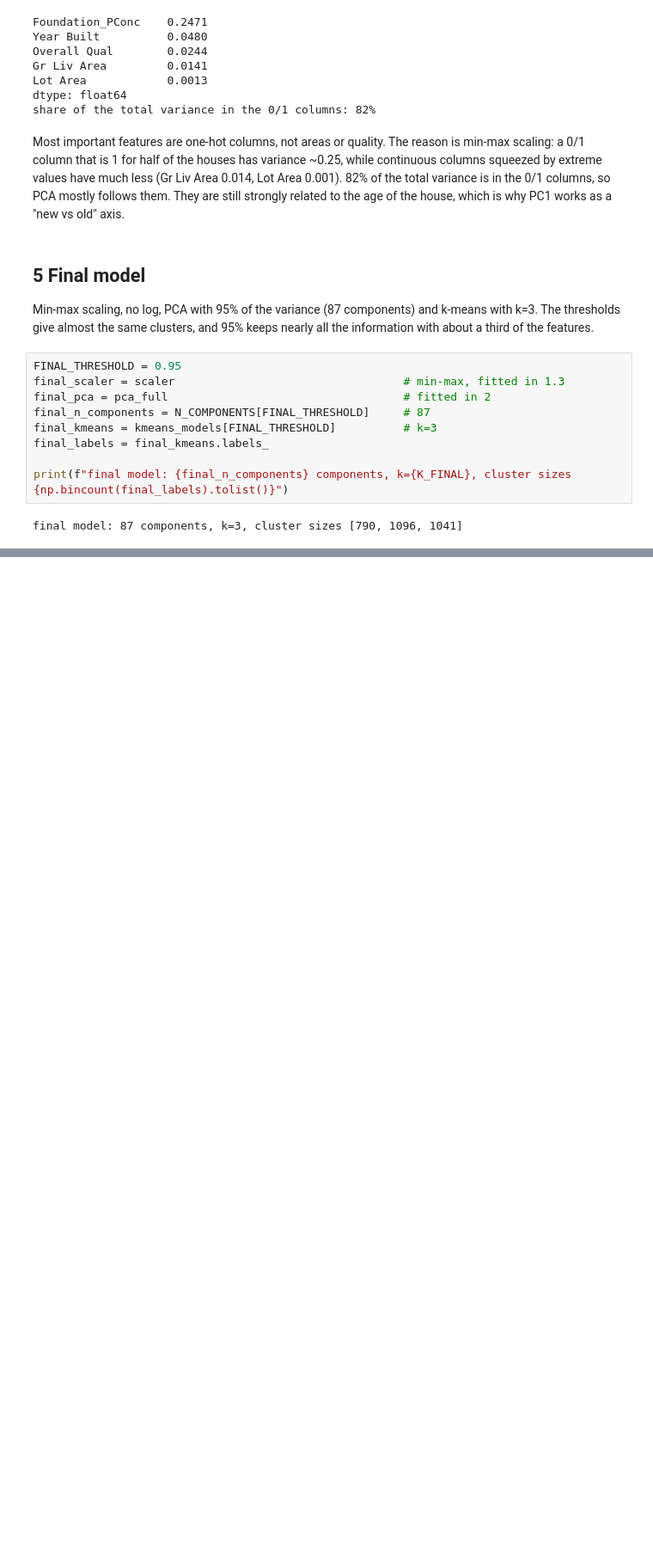
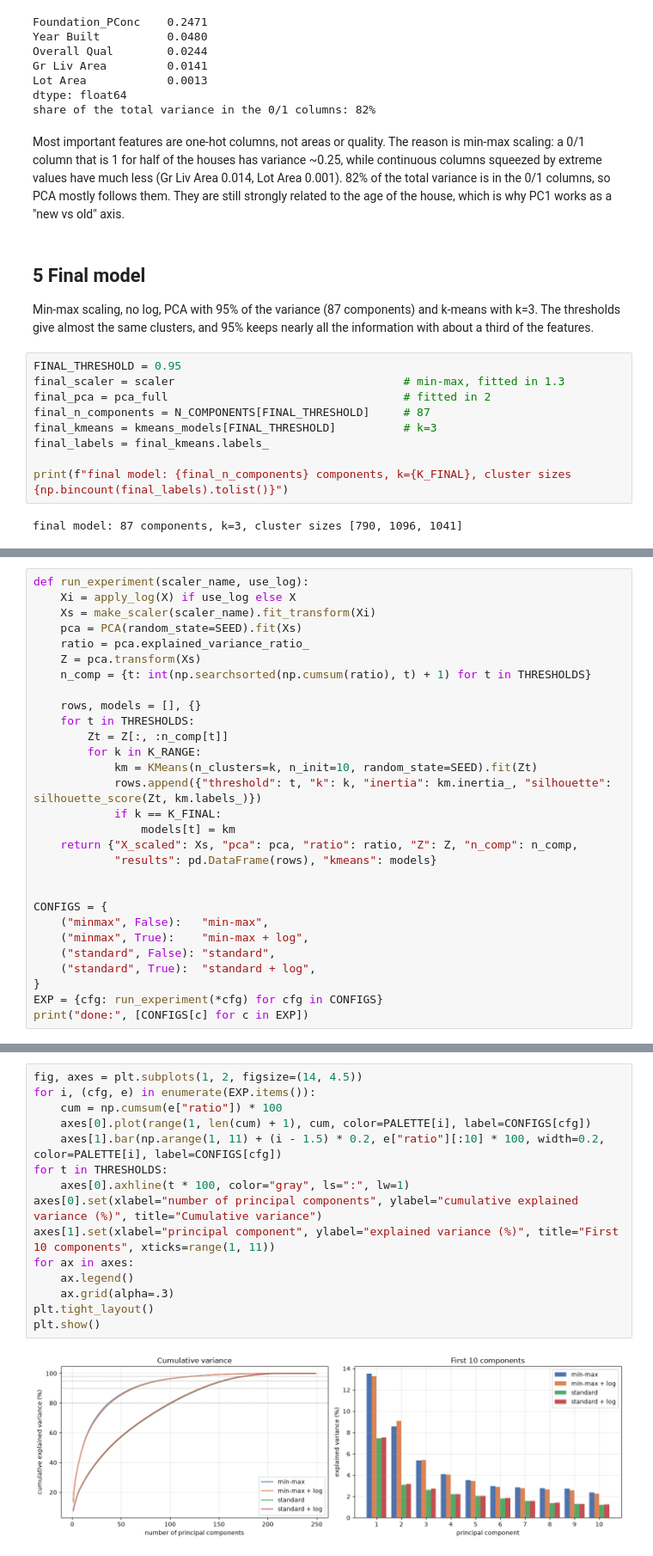
Before and after one commit to Maroscsak-Daniel/Labor-ML-, a Jupyter notebook: L3/L3_PCA_KMeansClustering.ipynb, the cells around one changed output, grey strips where cells are left out. Shown at 86% size. Cells and saved outputs as stored; diff of their text form; blank space fills up the shorter version.

```diff
--- a/L3/L3_PCA_KMeansClustering.ipynb
+++ b/L3/L3_PCA_KMeansClustering.ipynb
@@ -392,0 +420,29 @@ final model: 87 components, k=3, cluster sizes [790, 1096, 1041]
+# %%
+def run_experiment(scaler_name, use_log):
+    Xi = apply_log(X) if use_log else X
+    Xs = make_scaler(scaler_name).fit_transform(Xi)
+    pca = PCA(random_state=SEED).fit(Xs)
+    ratio = pca.explained_variance_ratio_
+    Z = pca.transform(Xs)
+    n_comp = {t: int(np.searchsorted(np.cumsum(ratio), t) + 1) for t in THRESHOLDS}
+
+    rows, models = [], {}
+    for t in THRESHOLDS:
+        Zt = Z[:, :n_comp[t]]
+        for k in K_RANGE:
+            km = KMeans(n_clusters=k, n_init=10, random_state=SEED).fit(Zt)
+            rows.append({"threshold": t, "k": k, "inertia": km.inertia_, "silhouette": silhouette_score(Zt, km.labels_)})
+            if k == K_FINAL:
+                models[t] = km
+    return {"X_scaled": Xs, "pca": pca, "ratio": ratio, "Z": Z, "n_comp": n_comp,
+            "results": pd.DataFrame(rows), "kmeans": models}
+
+
+CONFIGS = {
+    ("minmax", False):   "min-max",
+    ("minmax", True):    "min-max + log",
+    ("standard", False): "standard",
+    ("standard", True):  "standard + log",
+}
+EXP = {cfg: run_experiment(*cfg) for cfg in CONFIGS}
+print("done:", [CONFIGS[c] for c in EXP])
@@ -392,0 +550,17 @@ final model: 87 components, k=3, cluster sizes [790, 1096, 1041]
+# %%
+fig, axes = plt.subplots(1, 2, figsize=(14, 4.5))
+for i, (cfg, e) in enumerate(EXP.items()):
+    cum = np.cumsum(e["ratio"]) * 100
+    axes[0].plot(range(1, len(cum) + 1), cum, color=PALETTE[i], label=CONFIGS[cfg])
+    axes[1].bar(np.arange(1, 11) + (i - 1.5) * 0.2, e["ratio"][:10] * 100, width=0.2, color=PALETTE[i], label=CONFIGS[cfg])
+for t in THRESHOLDS:
+    axes[0].axhline(t * 100, color="gray", ls=":", lw=1)
+axes[0].set(xlabel="number of principal components", ylabel="cumulative explained variance (%)", title="Cumulative variance")
+axes[1].set(xlabel="principal component", ylabel="explained variance (%)", title="First 10 components", xticks=range(1, 11))
+for ax in axes:
+    ax.legend()
+    ax.grid(alpha=.3)
+plt.tight_layout()
+plt.show()
+# %% [output]
+[figure, added]
```
Also changed, not shown: parts of 31 cells of this notebook.
